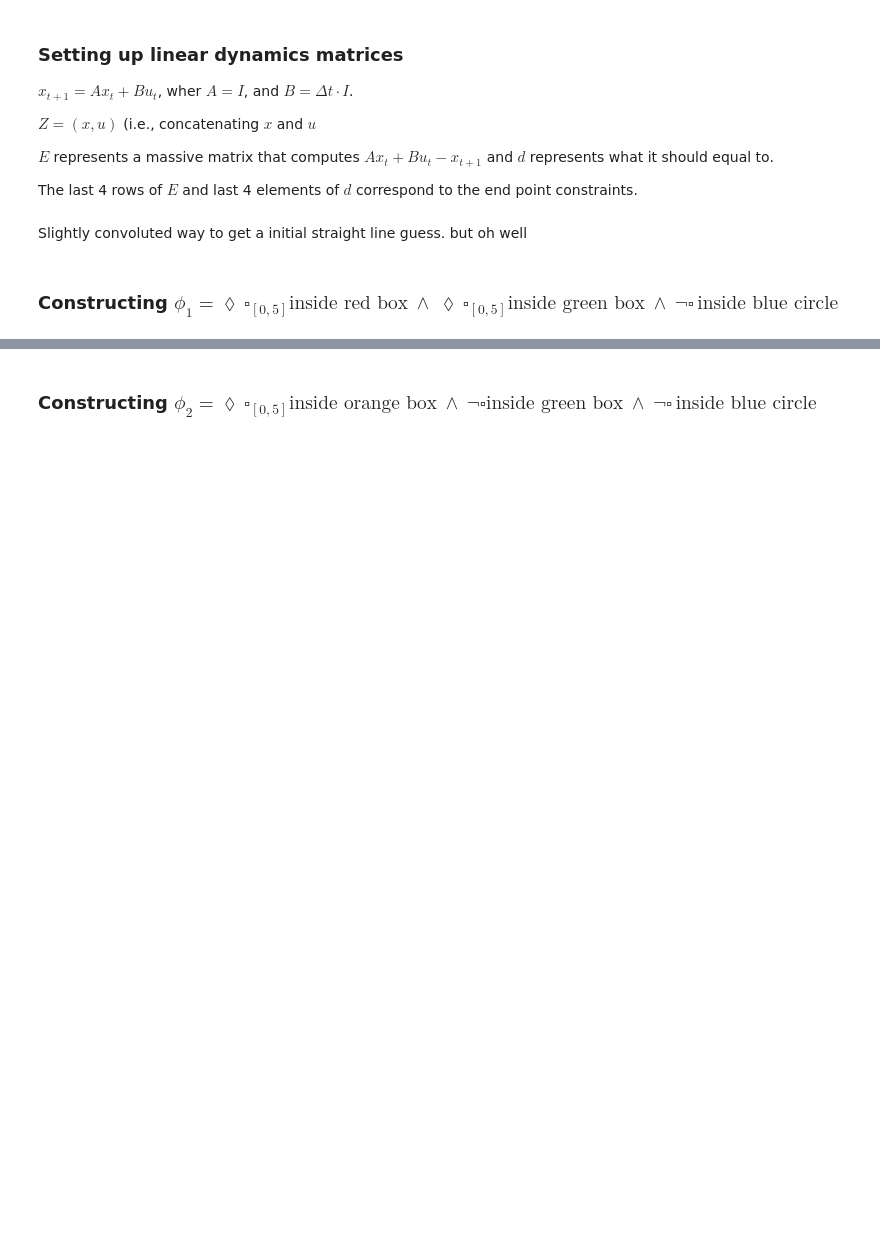
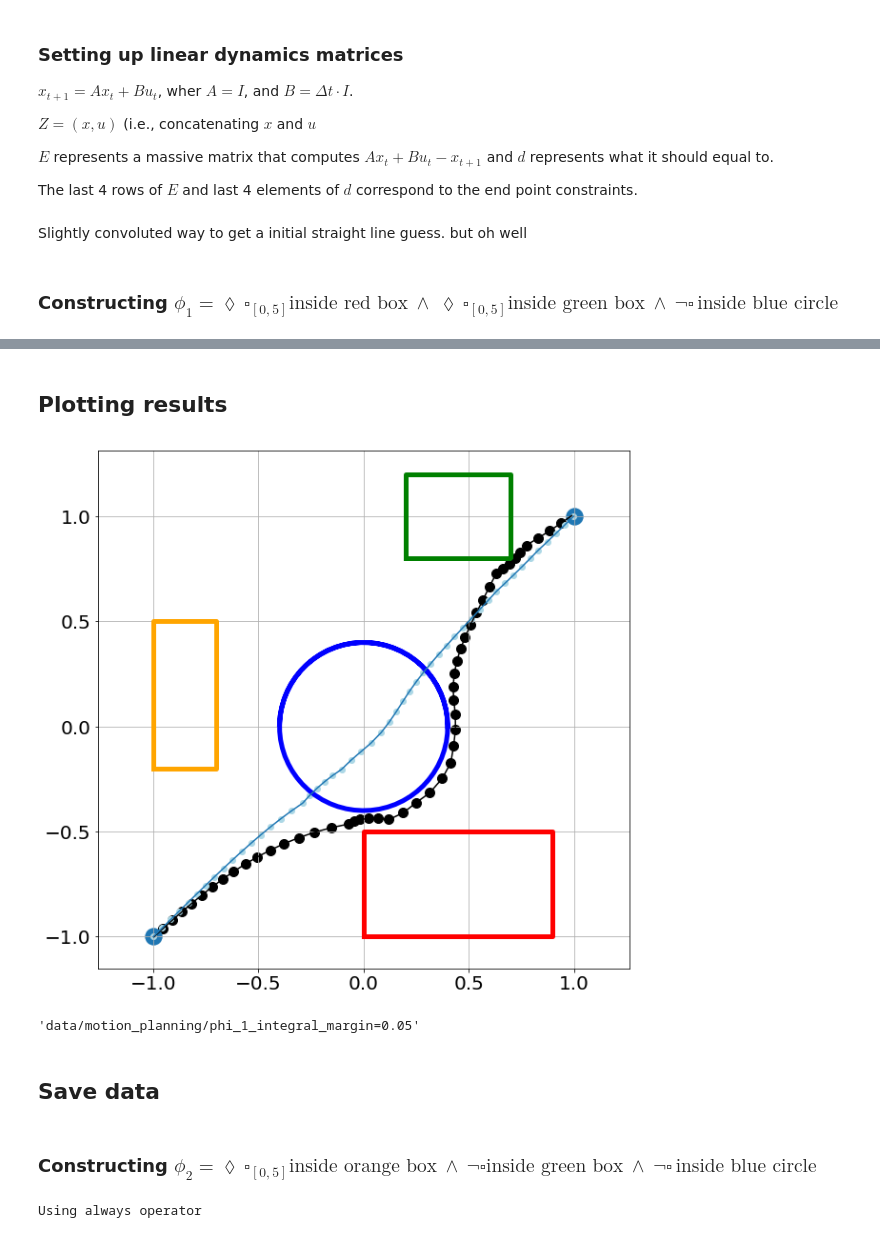
Before and after one commit to StanfordASL/stlcg, a Jupyter notebook: experiments/wafr20/Motion planning.ipynb, the cells around one changed output, grey strips where cells are left out. Saved outputs shown, nothing was run; the diff lists cells and outputs as text; code cells hidden in the pictures; blank space fills up the shorter version.

```diff
--- a/experiments/wafr20/Motion planning.ipynb
+++ b/experiments/wafr20/Motion planning.ipynb
@@ -22,7 +27,7 @@ matplotlib.rc('xtick', labelsize=20)
 matplotlib.rc('ytick', labelsize=20)
 # %%
 #### Settings ####
-save_fig = True
+save_fig = False
 fig_dir = "figs/motion_planning"
 data_dir = "data/motion_planning"
 # %% [markdown]
@@ -137,6 +142,9 @@ Z = torch.as_tensor((np.linalg.inv(K) @ D)[:(2*N[0] - 1) * N[1]]).float().requir
 ### Constructing  $\phi_1 = \lozenge\,\square_{[0,5]} \text{inside red box} \: \wedge \: \lozenge \, \square_{[0, 5]} \text{inside green box} \: \wedge \: \neg \square \, \text{inside blue circle}$
 # %%
 Z = torch.as_tensor((np.linalg.inv(K) @ D)[:(2*N[0] - 1) * N[1]]).float().requires_grad_(True)
+
+use_integral = False
+margin = 0.05 # can add a margin so things are not right on the boundary
 # %%
 X = Z[:N[0]*N[1]].reshape(N[0], N[1])
 x = X[:,:1].unsqueeze(0)
@@ -252,3 +281,39 @@ for _ in range(5000):
+# %% [markdown]
+## Plotting results
+# %%
+xy = Z[:N[0]*N[1]].reshape(N[0],N[1])
+u = Z[N[0]*N[1]:(N[0]*N[1] + (N[0]-1)*N[1]) ].reshape(N[0]-1,N[1])
+# plt.scatter(past.detach().numpy()[:,0], past.detach().numpy()[:,1])
+plt.figure(figsize=(10,10))
+plt.plot([obs_1[0], obs_1[0], obs_1[1], obs_1[1], obs_1[0]], [obs_1[2], obs_1[3], obs_1[3], obs_1[2], obs_1[2]], c="red", linewidth=5)
+plt.plot([obs_2[0], obs_2[0], obs_2[1], obs_2[1], obs_2[0]], [obs_2[2], obs_2[3], obs_2[3], obs_2[2], obs_2[2]], c="green", linewidth=5)
+plt.plot([obs_4[0], obs_4[0], obs_4[1], obs_4[1], obs_4[0]], [obs_4[2], obs_4[3], obs_4[3], obs_4[2], obs_4[2]], c="orange", linewidth=5)
+
+plt.plot([obs_3[0] + obs_3[2].numpy()*np.cos(t) for t in np.arange(0,3*np.pi,0.1)], [obs_3[1] + obs_3[2].numpy()*np.sin(t) for t in np.arange(0,3*np.pi,0.1)], c="blue", linewidth=5)
+
+plt.plot(xy.detach().numpy()[:,0], xy.detach().numpy()[:,1], c="black")
+plt.scatter(xy.detach().numpy()[:,0], xy.detach().numpy()[:,1], c="black", s=100)
+plt.scatter([-1,1], [-1,1], s=300)
+plt.axis("equal")
+
+
+xs = [x0]
+us = u.detach().numpy()
+for i in range(49):
+    x_next = A @ xs[i] + B @ us[i]
+    xs.append(x_next)
+xs = np.stack(xs)
+plt.plot(xs[:,0], xs[:,1])
+plt.scatter(xs[:,0], xs[:,1], c="lightblue")
+plt.grid()
+# %% [output]
+[figure, added]
+# %%
+data_path
+# %% [output]
+'data/motion_planning/phi_1_integral_margin=0.05'
+# %% [markdown]
+## Save data
 # %%
 np.save(data_path + "/X.npy", X.detach().numpy())
 np.save(data_path + "/U.npy", U.detach().numpy())
@@ -268,8 +337,31 @@ uy = U[:,1:]
 T = 5
 inside_box_4, _ = inside_box(X, obs_4)
 inside_box_2, _ = inside_box(X, obs_2)
-has_been_inside_box_4 = stlcg.Eventually(subformula=stlcg.Always(subformula=inside_box_4, interval=[0,T]))
-never_inside_box_2 = ~stlcg.Always(subformula=inside_box_2, interval=[0,T])
+
+if use_integral:
+    ##################### using integral operator #########################
+    print("Using integral operator")
+    has_been_inside_box_4 = stlcg.Eventually(subformula=stlcg.Integral1d(subformula=inside_box_4, interval=[0,T]))
+    never_inside_box_2 = ~stlcg.Integral1d(subformula=inside_box_2, interval=[0,T])
+    fig_path = fig_dir + "/phi_2_integral_margin=" + str(margin)
+    maybe_makedirs(fig_path)
+
+    data_path = data_dir + "/phi_2_integral_margin=" + str(margin)
+    maybe_makedirs(data_path)
+    ########################################################################
+else:
+    ##################### using always operator #########################
+    print("Using always operator")
+    has_been_inside_box_4 = stlcg.Eventually(subformula=stlcg.Always(subformula=inside_box_4, interval=[0,T]))
+    never_inside_box_2 = ~stlcg.Always(subformula=inside_box_2, interval=[0,T])
+    fig_path = fig_dir + "/phi_2_margin=" + str(margin)
+    maybe_makedirs(fig_path)
+
+    data_path = data_dir + "/phi_2_margin=" + str(margin)
+    maybe_makedirs(data_path)
+    ########################################################################
+
+
 always_stay_outside_circle_formula, _ = always_stay_outside_circle(X, obs_3)
 
 ϕ2 = (has_been_inside_box_4 & never_inside_box_2) & always_stay_outside_circle_formula
@@ -281,6 +373,8 @@ control_inputs = U.norm(dim=1, keepdim=True).unsqueeze(0)
 
 robustness_1 = torch.relu(-ϕ2.robustness(((box_inputs, box_inputs), circle_inputs), scale=-1).squeeze())
 robustness_2 = torch.relu(-θ.robustness(control_inputs, scale=-1).squeeze())
+# %% [output]
+Using always operator
 # %%
 ##### hyperparameters #####
 γ = 0.3
```
Also changed, not shown: parts of 19 cells of this notebook, 12 other files.
